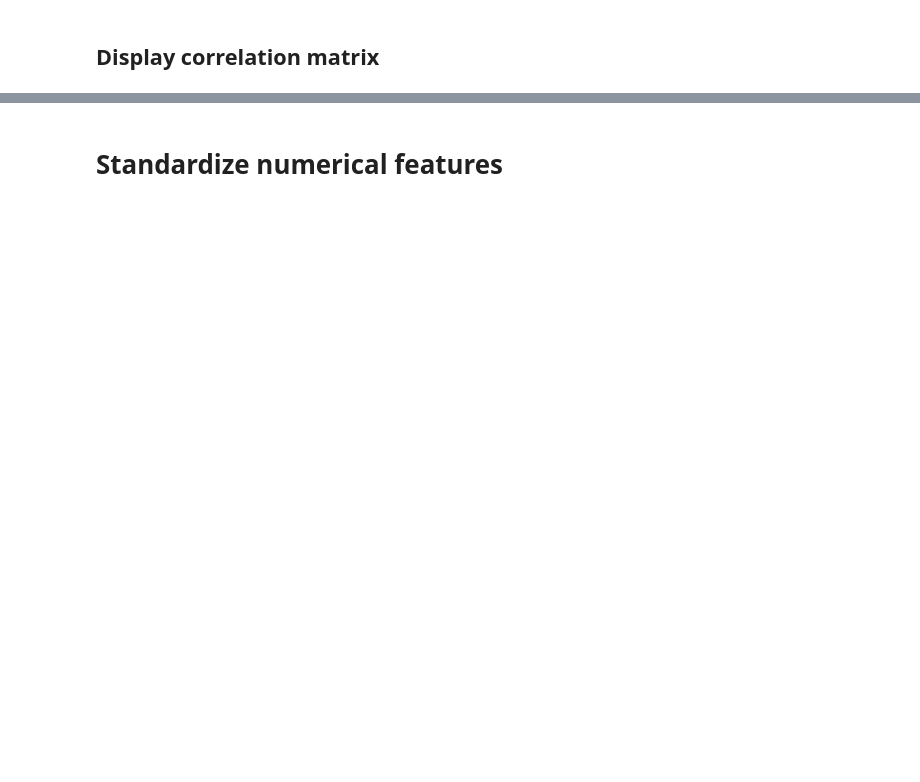
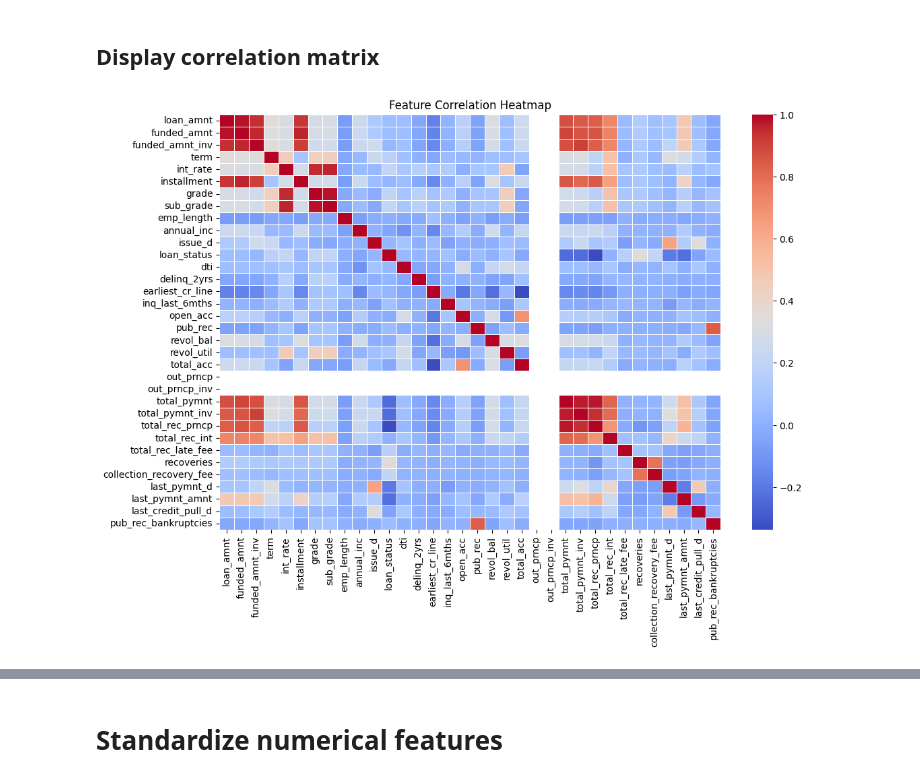
Before and after one commit to dhanmoti/ml-exercise, a Jupyter notebook: SMU_FNCE685_G2_PD_Prediction_v2.ipynb, the cells around one changed output, grey strips where cells are left out. Cells and saved outputs as stored; diff of their text form; code cells hidden in the pictures; blank space fills up the shorter version.

```diff
--- a/SMU_FNCE685_G2_PD_Prediction_v2.ipynb
+++ b/SMU_FNCE685_G2_PD_Prediction_v2.ipynb
@@ -165,17 +137,22 @@ def preprocess_dataframe(df):
     df_processed = df.copy()
 
     # 1. Drop unnecessary columns (ignore if any are missing).
-    cols_to_drop = ['id', 'member_id', 'url', 'desc', 'title', 'emp_title']
+    cols_to_drop = ['id', 'member_id', 'url', 'desc', 'title', 'emp_title', 'zip_code', 'mths_since_last_record', 'mths_since_last_delinq', 'addr_state']
     df_processed.drop(columns=cols_to_drop, errors='ignore', inplace=True)
 
     # 2. Convert interest rate from percentage string to float.
     if 'int_rate' in df_processed.columns:
         df_processed['int_rate'] = df_processed['int_rate'].str.rstrip('%').astype(float)
+    #2.1
+    if 'revol_util' in df_processed.columns:
+        df_processed['revol_util'] = df_processed['revol_util'].str.rstrip('%').astype(float)
 
     # 3. Convert date columns to datetime objects.
     date_columns = {
-        'issue_d': '%b-%y',
-        'last_pymnt_d': '%b-%y'
+         'issue_d': '%b-%y',
+         'last_pymnt_d': '%b-%y',
+         'last_credit_pull_d': '%b-%y',
+         'earliest_cr_line': '%b-%y'
     }
     for col, date_format in date_columns.items():
         if col in df_processed.columns:
@@ -384,6 +439,6 @@ Date conversion check:
 # %%
-df_train_clean = handle_missing_values(df_preprocessed_train, method='drop', numeric_strategy='median', categorical_strategy='mode')
-# df_train_clean = handle_missing_values(df_preprocessed_train, method='fill', numeric_strategy='median', categorical_strategy='mode')
+# df_train_clean = handle_missing_values(df_preprocessed_train, method='drop', numeric_strategy='median', categorical_strategy='mode')
+df_train_clean = handle_missing_values(df_preprocessed_train, method='fill', numeric_strategy='median', categorical_strategy='mode')
 df_train_clean.info()
 # %% [output]
 <class 'pandas.core.frame.DataFrame'>
@@ -404,7 +483,9 @@ memory usage: 1.6 MB
 # %%
 # [!Warning] Too slow
 # Show correlation matrix
-# plot_correlation_heatmap(df_encoded)
+plot_correlation_heatmap(df_train_clean)
+# %% [output]
+[figure, added]
 # %%
 # [!Warning] Too slow
 # Drop drop_highly_correlated_features
```
Also changed, not shown: parts of 28 cells of this notebook.
